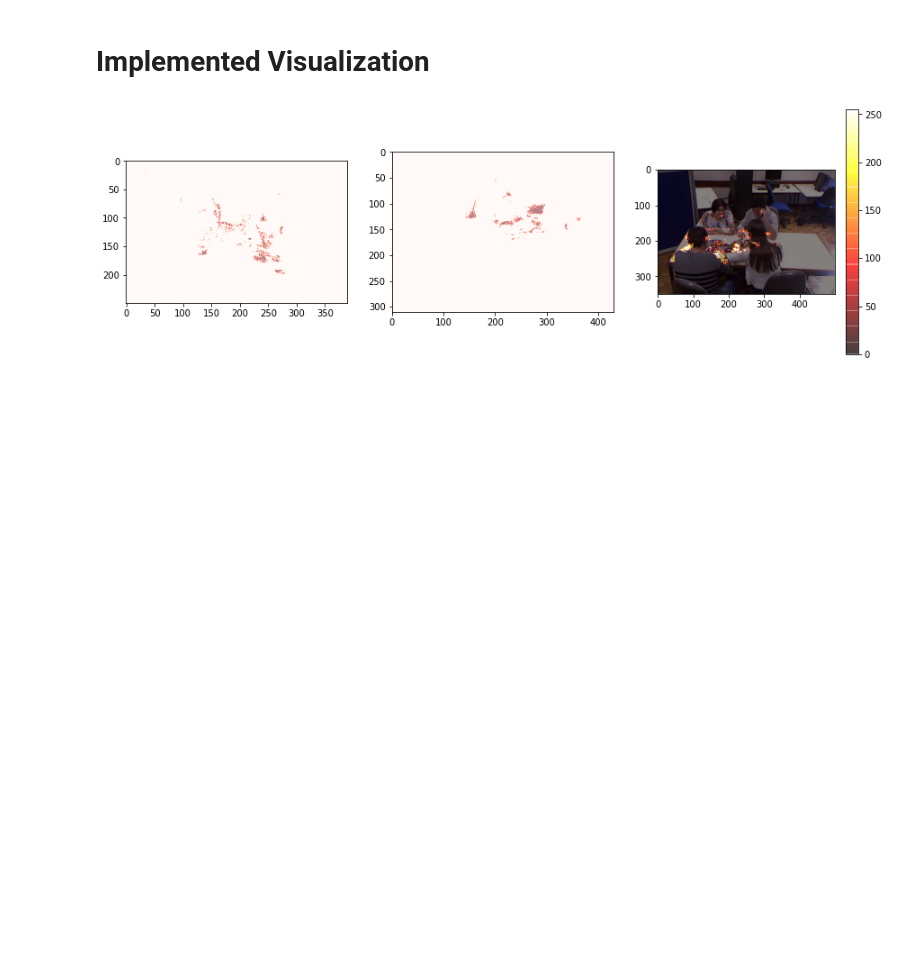
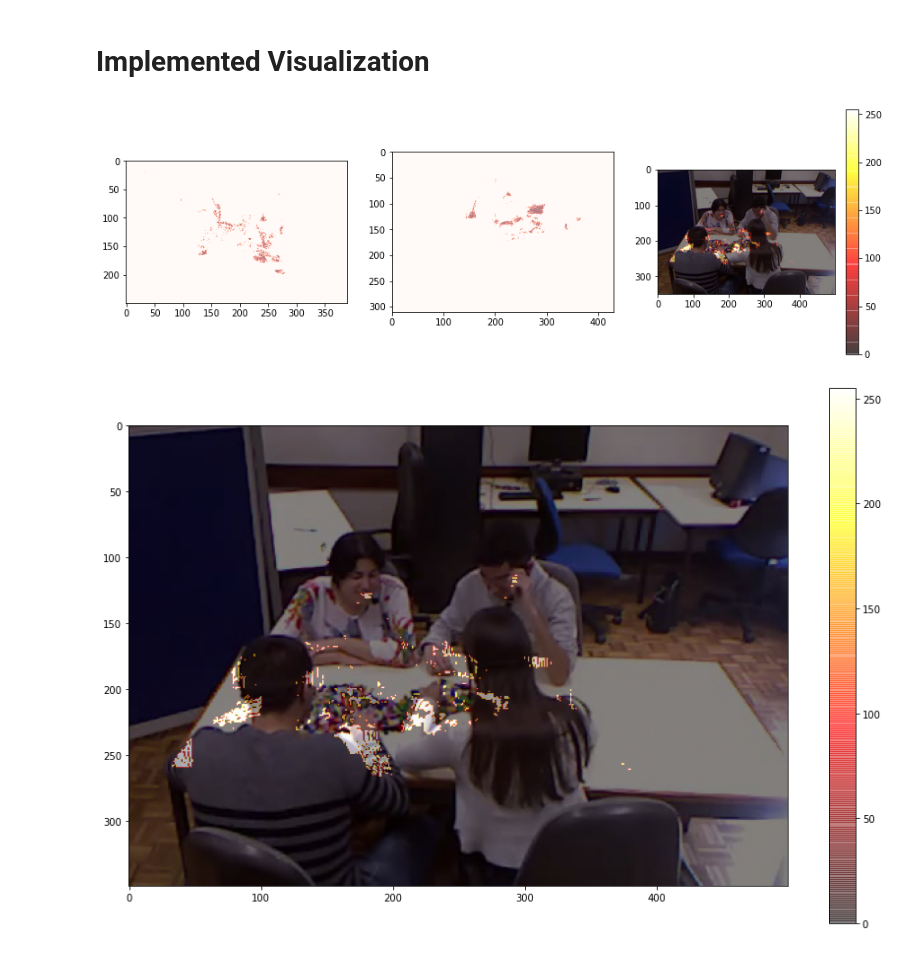
Before and after one commit to fraza0/nonverbal_communication_analysis, a Jupyter notebook: nonverbal_communication_analysis/m4_DataProcessing/Heatmap test.ipynb, the cells around one changed output. Saved outputs shown, nothing was run; the diff lists cells and outputs as text; code cells hidden in the pictures; blank space fills up the shorter version.

Commit message:
energy plot

```diff
--- a/nonverbal_communication_analysis/m4_DataProcessing/Heatmap test.ipynb
+++ b/nonverbal_communication_analysis/m4_DataProcessing/Heatmap test.ipynb
@@ -96,3 +96,14 @@ cbar = fig.colorbar(overlayed3, ax=ax3)
 plt.show()
 # %% [output]
 [figure]
+# %%
+sample_frame_pc1 = plt.imread('DATASET_DEP/BACKGROUND/sample_pc1.png')
+sample_frame_pc2 = plt.imread('DATASET_DEP/BACKGROUND/sample_pc2.png')
+sample_frame_pc3 = plt.imread('DATASET_DEP/BACKGROUND/sample_pc3.png')
+# %%
+fig, ax = plt.subplots(figsize=(15, 10))
+overlayed = ax.imshow(sample_frame_pc3)
+overlayed = ax.imshow(mask3, cmap='hot', alpha=0.5)
+cbar = fig.colorbar(overlayed, ax=ax)
+# %% [output]
+[figure, added]
```
Also changed, not shown: parts of 1 cell of this notebook.
